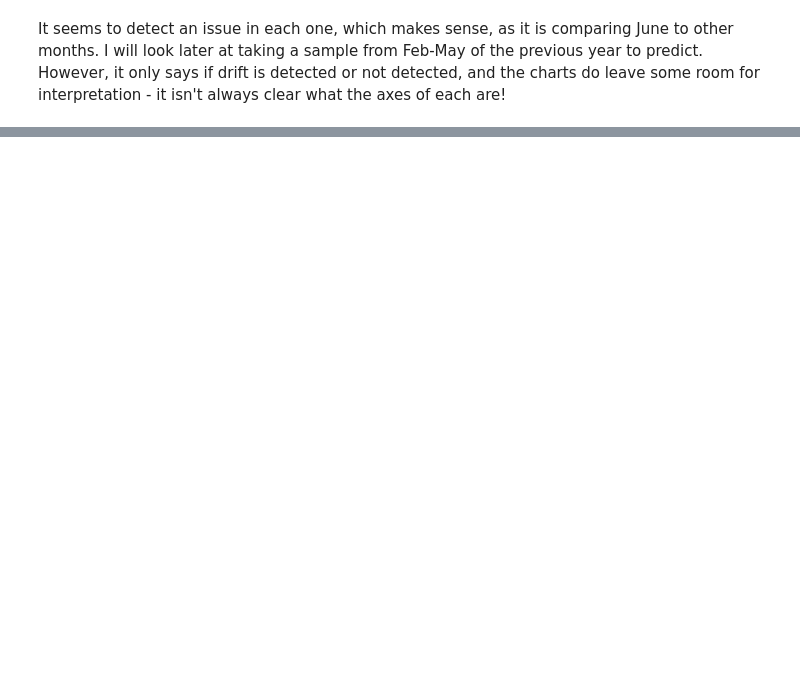
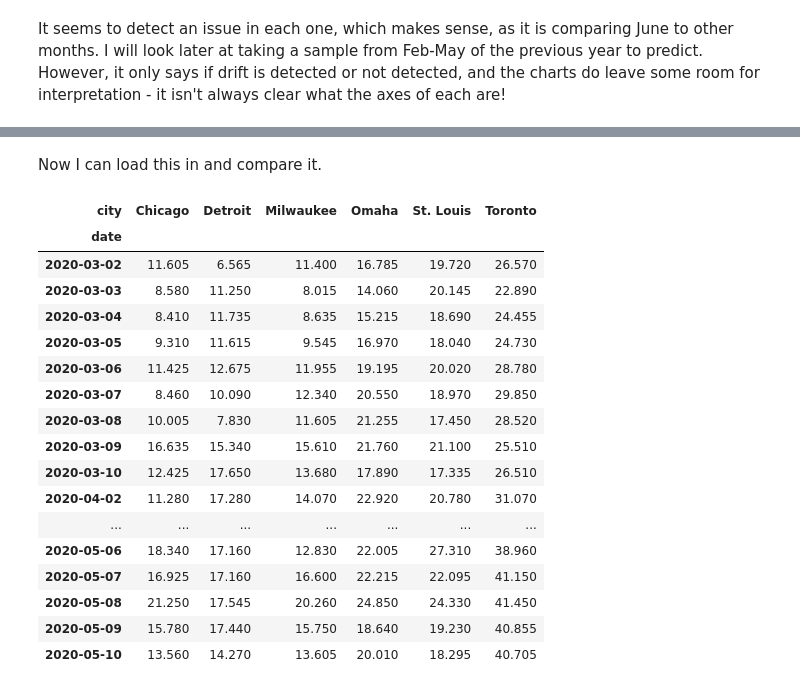
Before and after one commit to mfligiel/Models-for-MLOPS-Review, a Jupyter notebook: Evidently_for_WeatherModel.ipynb, the cells around one changed output, grey strips where cells are left out. Saved outputs shown, nothing was run; the diff lists cells and outputs as text; code cells hidden in the pictures; blank space fills up the shorter version.

```diff
--- a/Evidently_for_WeatherModel.ipynb
+++ b/Evidently_for_WeatherModel.ipynb
@@ -237,2 +230,31 @@ gdrive  reports  sample_data  Weather2020.csv
 # %%
 #!cp Weather2020.csv gdrive/MyDrive/ModelMonitoringBlog/
+# %% [markdown]
+Now I can load this in and compare it.
+# %%
+w2020 = pd.read_csv(r'/content/gdrive/MyDrive/ModelMonitoringBlog/Weather2020.csv')
+#Now, to rename the columns
+w2020.columns = ['drp', 'city', 'date', 'maxtemp']
+w2020.drop('drp', axis=1, inplace=True)
+w2020 = w2020.pivot(index='date', columns='city', values='maxtemp')
+# %%
+w2020
+# %% [output]
+| city | Chicago | Detroit | Milwaukee | Omaha | St. Louis | Toronto |
+| date |  |  |  |  |  |  |
+| 2020-03-02 | 11.605 | 6.565 | 11.400 | 16.785 | 19.720 | 26.570 |
+| 2020-03-03 | 8.580 | 11.250 | 8.015 | 14.060 | 20.145 | 22.890 |
+| 2020-03-04 | 8.410 | 11.735 | 8.635 | 15.215 | 18.690 | 24.455 |
+| 2020-03-05 | 9.310 | 11.615 | 9.545 | 16.970 | 18.040 | 24.730 |
+| 2020-03-06 | 11.425 | 12.675 | 11.955 | 19.195 | 20.020 | 28.780 |
+| 2020-03-07 | 8.460 | 10.090 | 12.340 | 20.550 | 18.970 | 29.850 |
+| 2020-03-08 | 10.005 | 7.830 | 11.605 | 21.255 | 17.450 | 28.520 |
+| 2020-03-09 | 16.635 | 15.340 | 15.610 | 21.760 | 21.100 | 25.510 |
+| 2020-03-10 | 12.425 | 17.650 | 13.680 | 17.890 | 17.335 | 26.510 |
+| 2020-04-02 | 11.280 | 17.280 | 14.070 | 22.920 | 20.780 | 31.070 |
+| ... | ... | ... | ... | ... | ... | ... |
+| 2020-05-06 | 18.340 | 17.160 | 12.830 | 22.005 | 27.310 | 38.960 |
+| 2020-05-07 | 16.925 | 17.160 | 16.600 | 22.215 | 22.095 | 41.150 |
+| 2020-05-08 | 21.250 | 17.545 | 20.260 | 24.850 | 24.330 | 41.450 |
+| 2020-05-09 | 15.780 | 17.440 | 15.750 | 18.640 | 19.230 | 40.855 |
+| 2020-05-10 | 13.560 | 14.270 | 13.605 | 20.010 | 18.295 | 40.705 |
```
Also changed, not shown: parts of 10 cells of this notebook.
